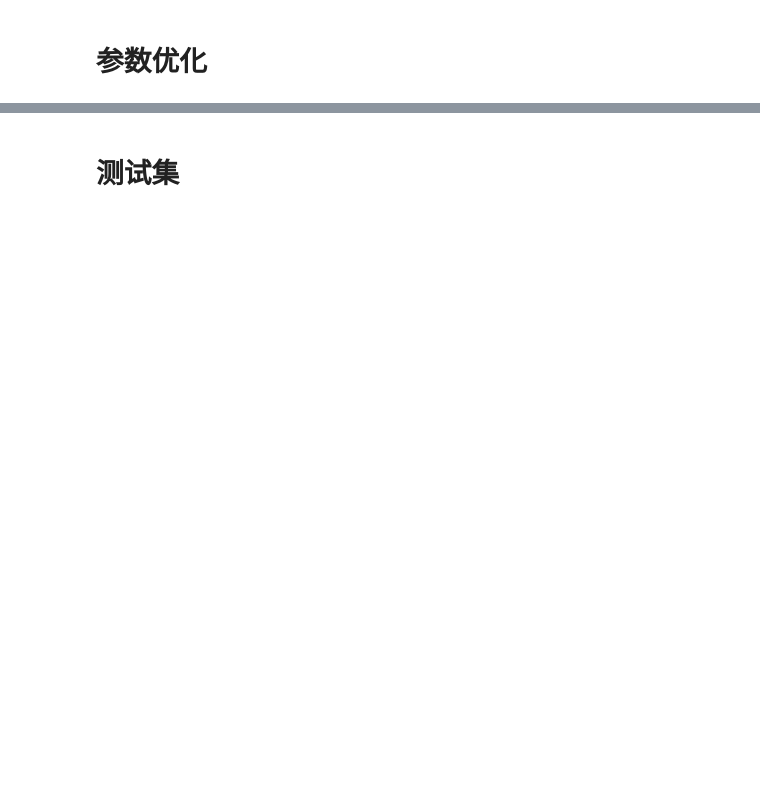
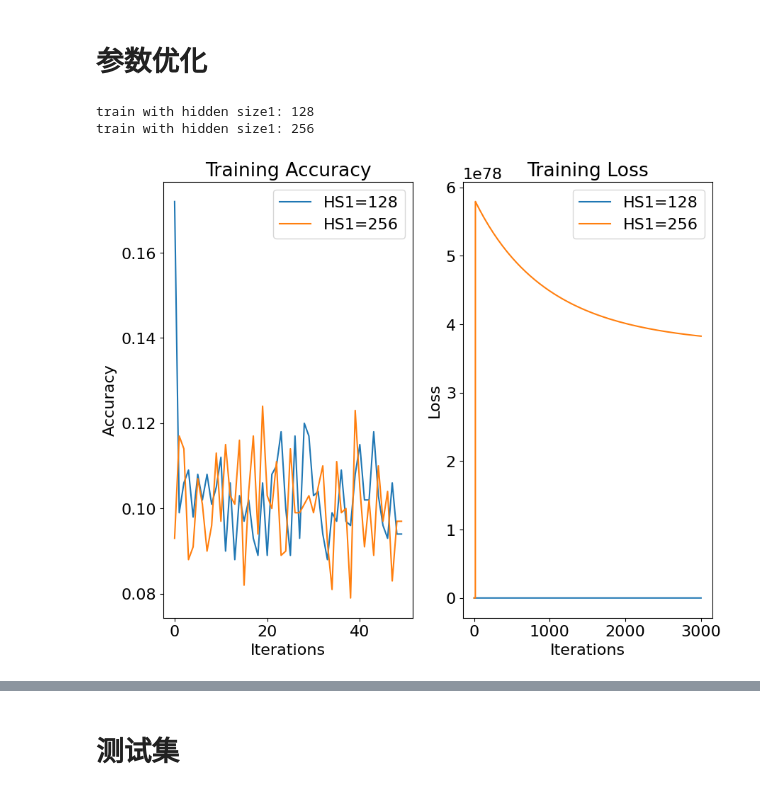
Before and after one commit to happyyue123/three-layer-net, a Jupyter notebook: H!/three_layer_net.ipynb, the cells around one changed output, grey strips where cells are left out. Saved outputs shown, nothing was run; the diff lists cells and outputs as text; code cells hidden in the pictures; blank space fills up the shorter version.

```diff
--- a/H!/three_layer_net.ipynb
+++ b/H!/three_layer_net.ipynb
@@ -56,7 +69,11 @@ sys.path.insert(0, '/content/fashion-mnist/utils')
 import mnist_reader
 X_train, y_train = mnist_reader.load_mnist('/content/fashion-mnist/data/fashion', kind='train')
 X_test, y_test = mnist_reader.load_mnist('/content/fashion-mnist/data/fashion', kind='t10k')
+#X_train, y_train, X_test, y_test = torch.tensor(X_train, dtype=torch.float32), torch.tensor(y_train, dtype=torch.int64), torch.tensor(X_test, dtype=torch.float32), torch.tensor(y_test, dtype=torch.int64)  # 可以指定 dtype
+if torch.cuda.is_available():
+    X_train, y_train, X_test, y_test = X_train.to('cuda'), y_train.to('cuda'), X_test.to('cuda'), y_test.to('cuda')
+
 print('train data shapes:', X_train.shape)
-print('train labels shape', y_train)
+print('train labels shape', y_train.shape)
 print('test data shapes:', X_test.shape)
-print('test labels shape', y_test)
+print('test labels shape', y_test.shape)
@@ -65,23 +88,23 @@ print('test labels shape', y_test)
 # %%
 from three_layer_net import ThreeLayerNet
 
-input_size = 3 * 32 * 32
+input_size = 784
 hidden_size1 = 128
 hidden_size2 = 36
 num_classes = 10
 
 # fix random seed before we generate a set of parameters
 
-net = ThreeLayerNet(input_size, hidden_size1, hidden_size2, num_classes, dtype=X_train.dtype, device=X_train.device)
+net = ThreeLayerNet(input_size, hidden_size1, hidden_size2, num_classes, dtype=X_train.dtype, )
 
 # Train the network
 stats = net.train(X_train, y_train,
-                  X_train, y_train,
+
                   num_iters=500, batch_size=1000,
                   learning_rate=1, learning_rate_decay=0.95,
                   reg=0, verbose=True)
 
 # Predict on the validation set
 y_val_pred = net.predict(X_train)
-val_acc = 100.0 * (y_val_pred == y_train).double().mean().item()
-print('Validation accuracy: %.2f%%' % val_acc)
+val_acc = 100.0 * np.mean(y_val_pred == y_train)
+print('Validation accuracy: {:.2f}%'.format(val_acc))
@@ -88,52 +118,64 @@ print('Validation accuracy: %.2f%%' % val_acc)
 # %% [markdown]
 # 参数优化
 # %%
-import torch
+
+import numpy as np
 import matplotlib.pyplot as plt
 from three_layer_net import ThreeLayerNet
 hidden_sizes1 = [128,256]
-hidden_sizes2 = [16, 32, 64]
+h2 = 36
 lr = 0.1
 reg = 0.001
 
 stat_dict = {}
 for hs1 in hidden_sizes1:
     print('train with hidden size1: {}'.format(hs1))
     # 设置随机数种子
-    torch.manual_seed(0)
-    net = ThreeLayerNet(input_size, hs1, hidden_size2, num_classes, dtype=X_train.dtype, device=X_train.device)
-    stats = net.train(X_train, y_train, X_train, y_train,
+    np.random.seed(0)
+    net = ThreeLayerNet(input_size, hs1, h2, num_classes, dtype=X_train.dtype)
+    stats = net.train(X_train, y_train,
             num_iters=3000, batch_size=1000,
             learning_rate=lr, learning_rate_decay=0.95,
             reg=reg, verbose=False)
     stat_dict[hs1] = stats
 
-# 绘制图像
-# stats 是一个字典，储存loss值，绘制X_train准确性
-
-
-# 假设 stat_dict 是你的统计数据字典
-# 键 (key) 是隐藏层的大小，值 (value) 是相关的训练统计数据
-
-# 创建图和轴
+# 创建一个宽10英寸、高8英寸的图形窗口
 plt.figure(figsize=(10, 8))
 
-# 遍历每个隐藏层大小的统计数据
+# 遍历每个隐藏层大小的统计数据，并绘制训练精度和损失
 for hs1, stats in stat_dict.items():
     train_acc_history = stats['train_acc_history']  # 提取训练精度历史
-    iterations = list(range(len(train_acc_history)))  # 生成迭代次数列表
+    loss_history = stats['loss_history']  # 提取损失历史
 
-    # 绘制每个隐藏层大小的训练精度历史
-    plt.plot(iterations, train_acc_history, label=f'HS={hs1}')
+    # 生成迭代次数列表
+    iterations = list(range(len(train_acc_history)))
 
-# 添加图例
+    # 绘制训练精度图
+    plt.subplot(1, 2, 1)  # 1行2列的第1个
+    plt.plot(iterations, train_acc_history, label=f'HS1={hs1}')
+    plt.title('Training Accuracy')
+    plt.xlabel('Iterations')
+    plt.ylabel('Accuracy')
+
+    # 绘制损失图
+    plt.subplot(1, 2, 2)  # 1行2列的第2个
+    plt.plot(loss_history, label=f'HS1={hs1}')
+    plt.title('Training Loss')
+    plt.xlabel('Iterations')
+    plt.ylabel('Loss')
+
+# 在第一个图（准确率）上添加图例
+plt.subplot(1, 2, 1)
 plt.legend()
 
-# 添加标题和轴标签
-plt.title('Training Accuracy')
-plt.xlabel('Iterations')
-plt.ylabel('Training Accuracy')
+# 在第二个图（损失）上添加图例
+plt.subplot(1, 2, 2)
+plt.legend()
 
-# 显示图形
+# 显示整个图形
 plt.show()
+# %% [output]
+train with hidden size1: 128
+train with hidden size1: 256
+[figure, added]
 # %%
```
Also changed, not shown: parts of 18 cells of this notebook, 1 other file.
